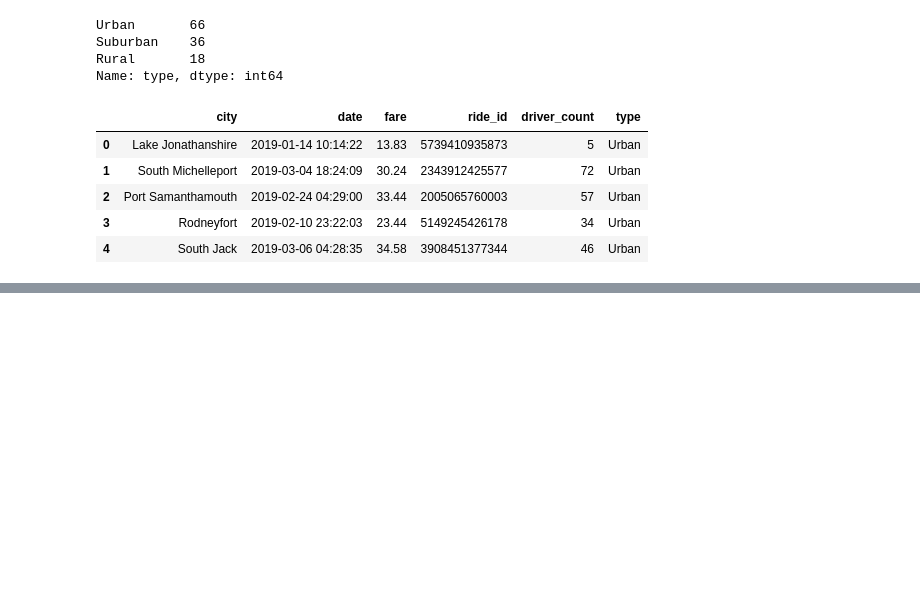
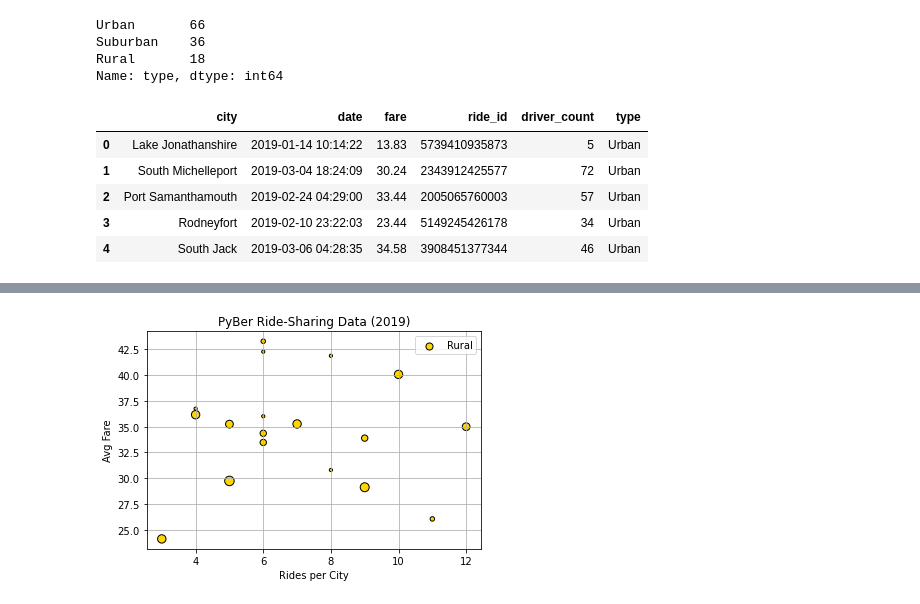
Before and after one commit to TaylorVellios/PyBer_Analysis, a Jupyter notebook: PyBer.ipynb, the cells around one changed output, grey strips where cells are left out. Saved outputs shown, nothing was run; the diff lists cells and outputs as text; code cells hidden in the pictures; blank space fills up the shorter version.

```diff
--- a/PyBer.ipynb
+++ b/PyBer.ipynb
@@ -125,0 +150,4 @@ pyber_data_df.head()
+# %%
+#RURAL
+rural_cities_df = pyber_data_df[pyber_data_df["type"]=="Rural"]
+rural_cities_df.head()
@@ -125,0 +187,4 @@ pyber_data_df.head()
+# %%
+#RURAL
+rural_ride_count = rural_cities_df.groupby("city").count()["ride_id"]
+rural_ride_count.head()
@@ -125,0 +225,4 @@ pyber_data_df.head()
+# %%
+#RURAL
+rural_avg_fare = rural_cities_df.groupby(["city"]).mean()["fare"]
+rural_avg_fare.head()
@@ -125,0 +263,4 @@ pyber_data_df.head()
+# %%
+#RURAL
+rural_driver_count = rural_cities_df.groupby(["city"]).mean()["driver_count"]
+rural_driver_count.head()
@@ -125,0 +313,16 @@ pyber_data_df.head()
+# %%
+#SCATTER 3 - RURAL ONLY
+plt.scatter(rural_ride_count, rural_avg_fare,
+            s=[i*10 for i in rural_driver_count],
+           edgecolor="black", color="gold", label="Rural")
+
+plt.title("PyBer Ride-Sharing Data (2019)")
+
+plt.xlabel("Rides per City")
+plt.ylabel("Avg Fare")
+plt.legend()
+
+plt.grid()
+plt.show()
+# %% [output]
+[figure, added]
```
Also changed, not shown: parts of 26 cells of this notebook, 1 other file.
